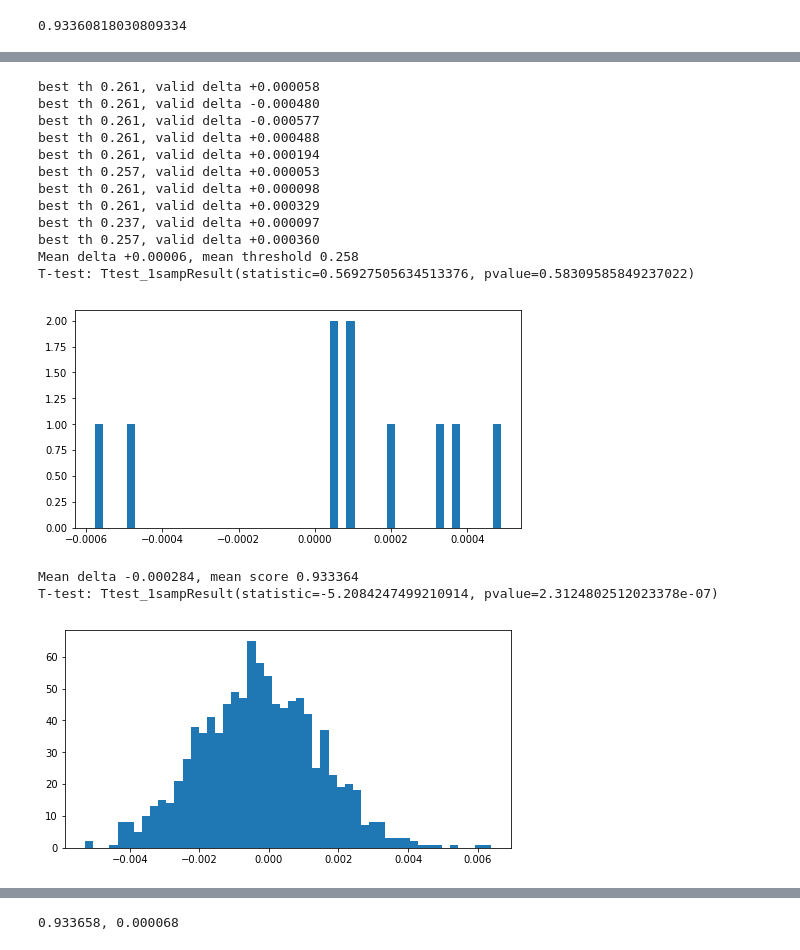
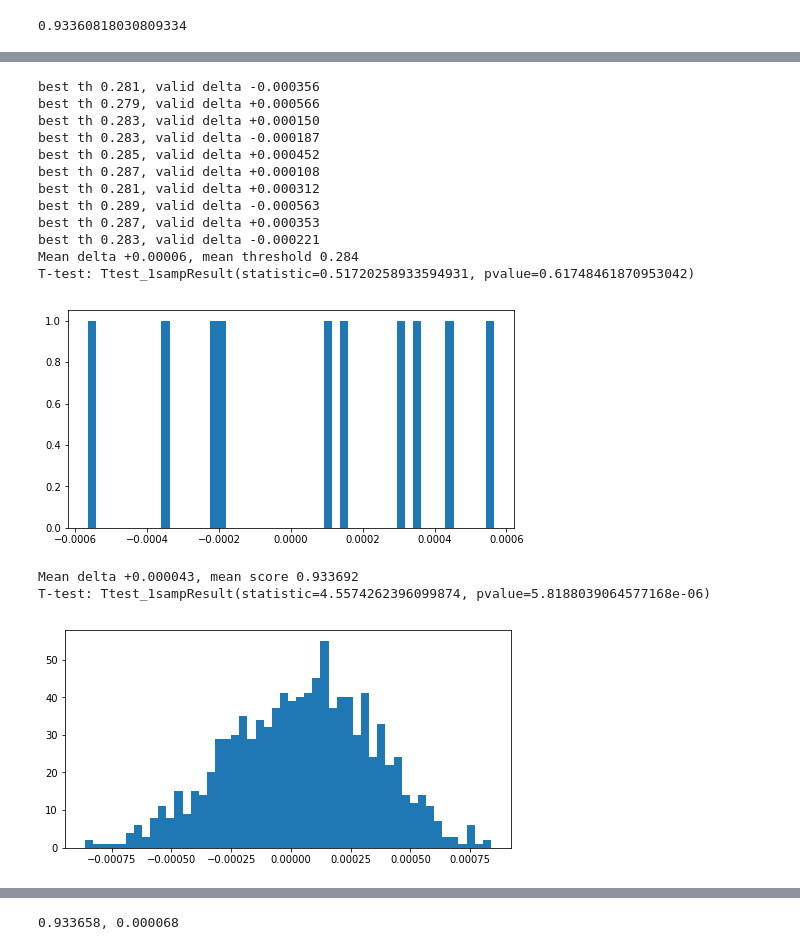
Before and after one commit to lopuhin/kaggle-amazon-2017, a Jupyter notebook: notebooks/heuristics.ipynb, the cells around one changed output, grey strips where cells are left out. Cells and saved outputs as stored; diff of their text form; code cells hidden in the pictures.

```diff
--- a/notebooks/heuristics.ipynb
+++ b/notebooks/heuristics.ipynb
@@ -81,7 +76,6 @@ valid_pred_5[:3]
 | train_2 | 0.005020 | 0.005975 | 0.003828 | 0.002836 | 0.002740 | 0.996203 | 0.007556 | 0.002753 | ... |
 # %%
 valid_pred_6 = pd.read_hdf('../../_data/20170720-232049-b7-albu-0.93374-eval.h5').loc[train_flat.index]
-valid_pred_6 = valid_pred_6.loc[train_flat.index]
 test_pred_6 = pd.read_hdf('../../_data/20170720-232049-b7-albu-0.93374-test.h5').loc[sample_submission.index]
 valid_pred_6[:3]
 # %% [output]
@@ -101,3 +94,7 @@ valid_pred_7[:3]
 | train_0 | 0.004879 | 0.003779 | 0.002665 | 0.002121 | 0.002582 | 0.451819 | 0.006361 | 0.002168 | ... |
 | train_1 | 0.784487 | 0.004635 | 0.019762 | 0.002113 | 0.002110 | 0.997018 | 0.003775 | 0.002555 | ... |
 | train_2 | 0.004401 | 0.003441 | 0.002696 | 0.002003 | 0.002313 | 0.997293 | 0.005412 | 0.002142 | ... |
+# %%
+valid_pred_8 = pd.read_hdf('../../_data/20170721-010132-b8-albu-0.93362-eval.h5').loc[train_flat.index]
+test_pred_8 = pd.read_hdf('../../_data/20170721-010132-b8-albu-0.93362-test.h5').loc[sample_submission.index]
+valid_pred_8[:3]
@@ -160,6 +167,6 @@ f2_score(train_flat, 0.5 * (valid_pred_6 + valid_pred_7) > 0.2)
 # %%
 for th in np.linspace(0.15, 0.35, 20):
-    score = f2_score(train_flat, valid_pred_6 > th)
+    score = f2_score(train_flat, valid_pred_8 > th)
     if score > original_score:
         print('{:.4f} {:.7f}'.format(th, score - original_score))
 # %% [output]
@@ -178,5 +186,0 @@ for th in np.linspace(0.15, 0.35, 20):
-# %%
-for th in np.linspace(0.15, 0.35, 20):
-    score = f2_score(train_flat, valid_pred > th)
-    if score > original_score:
-        print('{:.4f} {:.7f}'.format(th, score - original_score))
@@ -197,38 +187,38 @@ for th in np.linspace(0.15, 0.35, 20):
 # %%
 deltas = []
 thresholds = []
 for train_ids, valid_ids in KFold(n_splits=10, shuffle=True).split(valid_pred_6.index):
     best_score = 0
     best_th = 0.2
     for th in np.linspace(0.15, 0.35, 100):
-        score = f2_score(train_flat.iloc[train_ids], valid_pred_6.iloc[train_ids] > th)
+        score = f2_score(train_flat.iloc[train_ids], valid_pred_8.iloc[train_ids] > th)
         if score > best_score:
             best_score = score
             best_th = th
-    delta = (f2_score(train_flat.iloc[valid_ids], valid_pred_6.iloc[valid_ids] > best_th) -
-             f2_score(train_flat.iloc[valid_ids], valid_pred_6.iloc[valid_ids] > 0.2))
+    delta = (f2_score(train_flat.iloc[valid_ids], valid_pred_8.iloc[valid_ids] > best_th) -
+             f2_score(train_flat.iloc[valid_ids], valid_pred_8.iloc[valid_ids] > 0.2))
     deltas.append(delta)
     thresholds.append(best_th)
     print('best th {:.3f}, valid delta {:+.6f}'.format(best_th, delta))
     # print('{:+.5f}'.format(delta))
 plt.figure(figsize=(8, 4))
 plt.hist(deltas, bins=50);
 print('Mean delta {:+.5f}, mean threshold {:.3f}'.format(np.mean(deltas), np.mean(thresholds)))
 print('T-test: {}'.format(ttest_1samp(deltas, 0)))
 # %% [output]
-best th 0.261, valid delta +0.000058
-best th 0.261, valid delta -0.000480
-best th 0.261, valid delta -0.000577
-best th 0.261, valid delta +0.000488
-best th 0.261, valid delta +0.000194
-best th 0.257, valid delta +0.000053
-best th 0.261, valid delta +0.000098
-best th 0.261, valid delta +0.000329
-best th 0.237, valid delta +0.000097
-best th 0.257, valid delta +0.000360
-Mean delta +0.00006, mean threshold 0.258
-T-test: Ttest_1sampResult(statistic=0.56927505634513376, pvalue=0.58309585849237022)
+best th 0.281, valid delta -0.000356
+best th 0.279, valid delta +0.000566
+best th 0.283, valid delta +0.000150
+best th 0.283, valid delta -0.000187
+best th 0.285, valid delta +0.000452
+best th 0.287, valid delta +0.000108
+best th 0.281, valid delta +0.000312
+best th 0.289, valid delta -0.000563
+best th 0.287, valid delta +0.000353
+best th 0.283, valid delta -0.000221
+Mean delta +0.00006, mean threshold 0.284
+T-test: Ttest_1sampResult(statistic=0.51720258933594931, pvalue=0.61748461870953042)
-[figure, old version]
+[figure, new version]
 # %%
 def check_weather(valid, a, b, threshold=0.2):
     deltas = []
@@ -247,8 +237,8 @@ def check_weather(valid, a, b, threshold=0.2):
     print('Mean delta {:+.6f}, mean score {:.6f}'.format(np.mean(deltas), np.mean(scores)))
     print('T-test: {}'.format(ttest_1samp(deltas, 0)))
 # %%
-check_weather(0.7 * valid_pred_6 + 0.3 * valid_pred_7, 0.8, 0.8)
+check_weather(0.7 * valid_pred_6 + 0.3 * valid_pred_7, 0.6, 0.6)
 # %% [output]
-Mean delta -0.000284, mean score 0.933364
-T-test: Ttest_1sampResult(statistic=-5.2084247499210914, pvalue=2.3124802512023378e-07)
+Mean delta +0.000043, mean score 0.933692
+T-test: Ttest_1sampResult(statistic=4.5574262396099874, pvalue=5.8188039064577168e-06)
-[figure, old version]
+[figure, new version]
```
Also changed, not shown: parts of 30 cells of this notebook.
